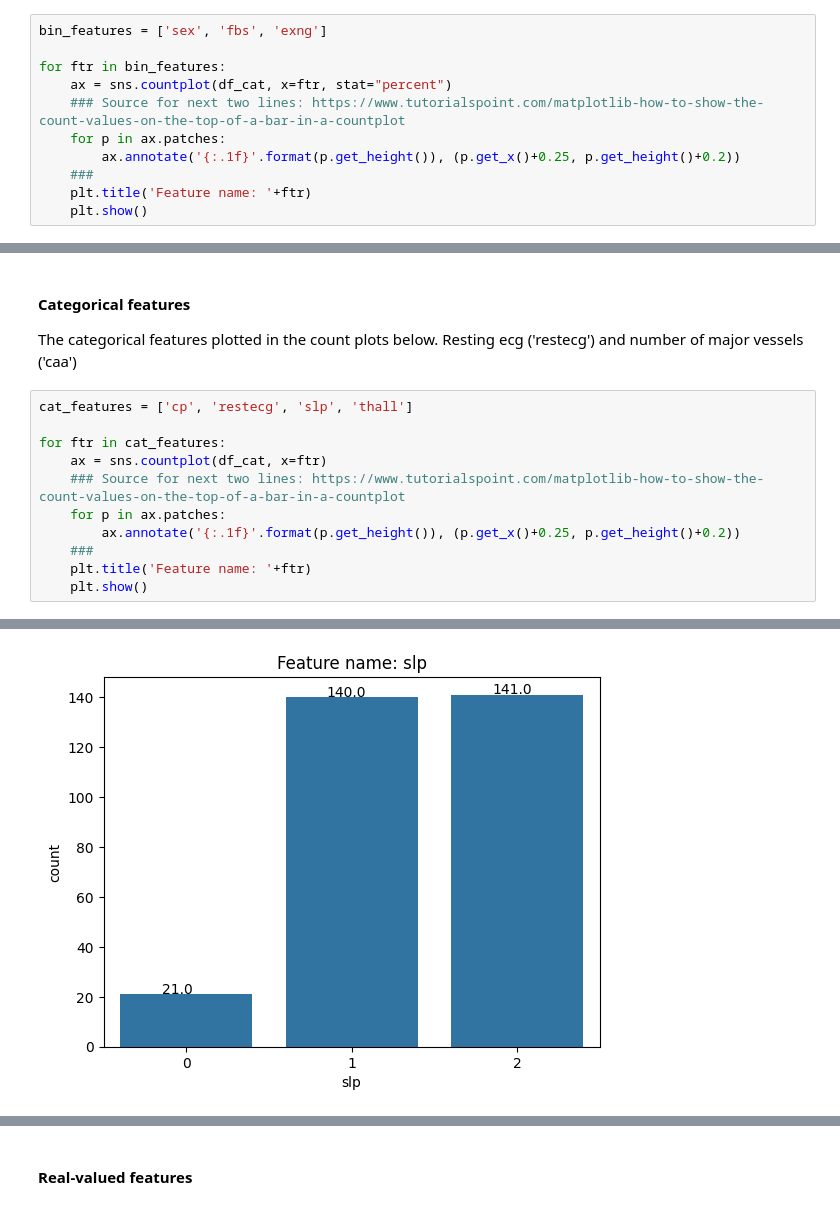
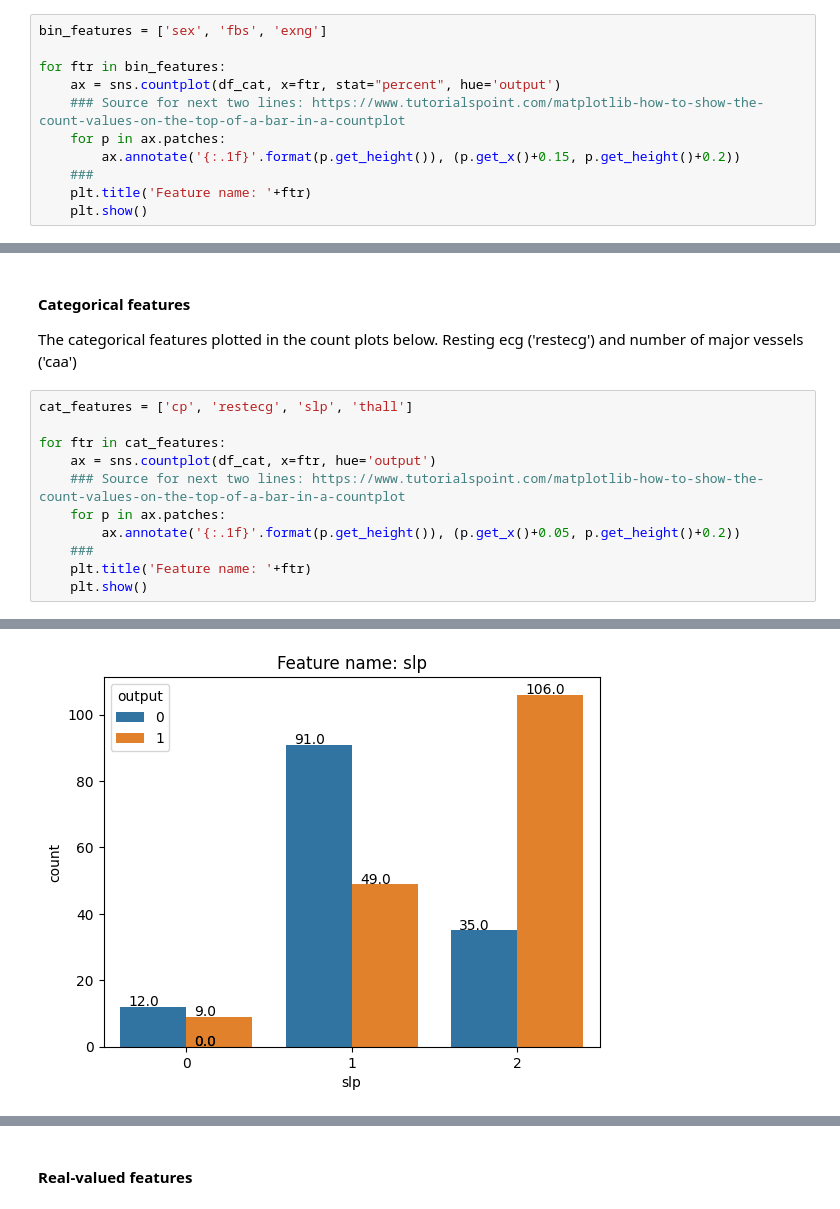
Before and after one commit to NikoKuu/Niko-s-intro-to-ML-project, a Jupyter notebook: Heart.ipynb, the cells around one changed output, grey strips where cells are left out. Cells and saved outputs as stored; diff of their text form.

```diff
--- a/Heart.ipynb
+++ b/Heart.ipynb
@@ -164,10 +171,10 @@ The binary features plotted in the count plots below. All them are reasonable ba
 bin_features = ['sex', 'fbs', 'exng']
 
 for ftr in bin_features:
-    ax = sns.countplot(df_cat, x=ftr, stat="percent")
+    ax = sns.countplot(df_cat, x=ftr, stat="percent", hue='output')
     ### Source for next two lines: https://www.tutorialspoint.com/matplotlib-how-to-show-the-count-values-on-the-top-of-a-bar-in-a-countplot
     for p in ax.patches:
-        ax.annotate('{:.1f}'.format(p.get_height()), (p.get_x()+0.25, p.get_height()+0.2))
+        ax.annotate('{:.1f}'.format(p.get_height()), (p.get_x()+0.15, p.get_height()+0.2))
     ###
     plt.title('Feature name: '+ftr)
     plt.show()
@@ -182,10 +189,10 @@ The categorical features plotted in the count plots below. Resting ecg ('restecg
 cat_features = ['cp', 'restecg', 'slp', 'thall']
 
 for ftr in cat_features:
-    ax = sns.countplot(df_cat, x=ftr)
+    ax = sns.countplot(df_cat, x=ftr, hue='output')
     ### Source for next two lines: https://www.tutorialspoint.com/matplotlib-how-to-show-the-count-values-on-the-top-of-a-bar-in-a-countplot
     for p in ax.patches:
-        ax.annotate('{:.1f}'.format(p.get_height()), (p.get_x()+0.25, p.get_height()+0.2))
+        ax.annotate('{:.1f}'.format(p.get_height()), (p.get_x()+0.05, p.get_height()+0.2))
     ###
     plt.title('Feature name: '+ftr)
     plt.show()
@@ -195 +202 @@ for ftr in cat_features:
-[figure, old version]
+[figure, new version]
```
Also changed, not shown: parts of 34 cells of this notebook, 2 other files.
